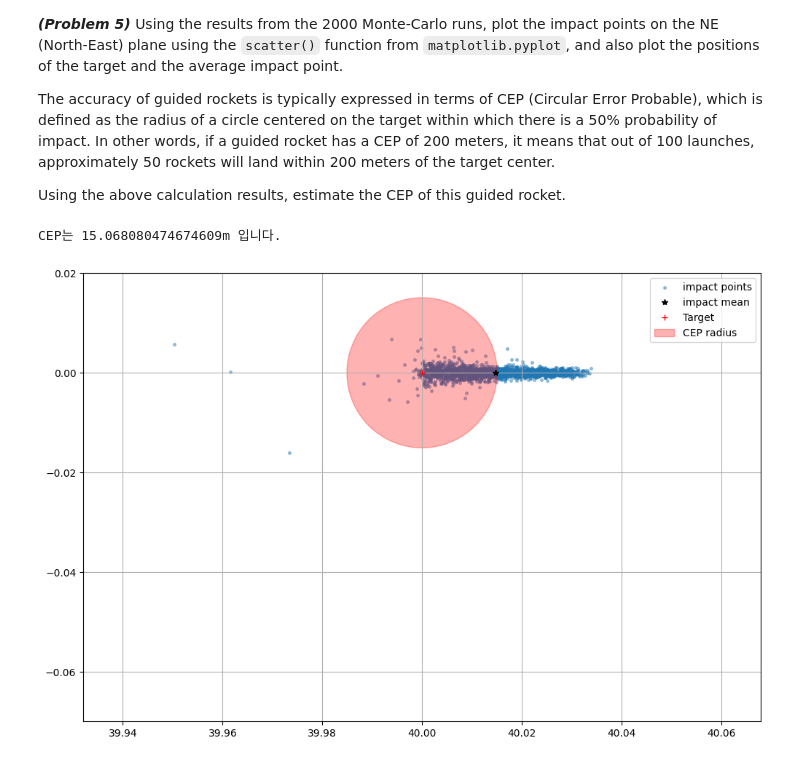
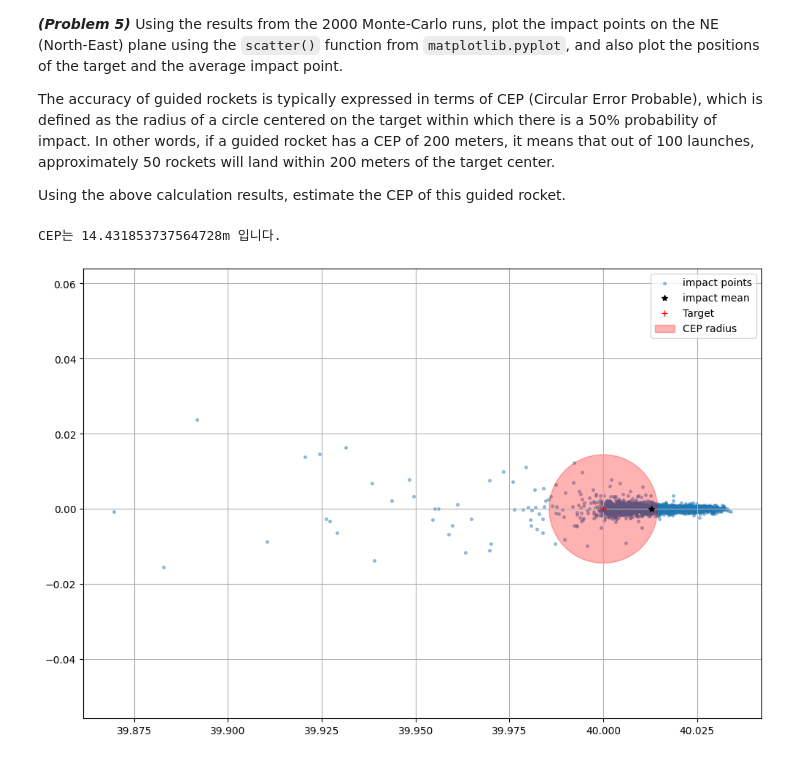
Before and after one commit to imrealhelper/Linear-Algebra, a Jupyter notebook: soft_ware_labs/ase3001_exercises_proportional_navigation_3d.ipynb, the cells around one changed output. Saved outputs shown, nothing was run; the diff lists cells and outputs as text; code cells hidden in the pictures.

```diff
--- a/soft_ware_labs/ase3001_exercises_proportional_navigation_3d.ipynb
+++ b/soft_ware_labs/ase3001_exercises_proportional_navigation_3d.ipynb
@@ -444,6 +444,8 @@ Using the same definitions of state variables and wind modeling as in the previo
 def state_derivative(z,v_w,u):
   V, gamma, psi, pn, pe, h = z
   rho = 1.225*(1-2.256e-5*h)**5.256
+  g = g0*(6378137/(6378137+h))**2
+
   c_gam, s_gam = np.cos(gamma), np.sin(gamma)
   c_psi, s_psi = np.cos(psi),   np.sin(psi)
   vn = V*c_gam*c_psi
@@ -607,7 +609,7 @@ You may use the following guidance parameters:
 def compute_guidance_cmd(t,state,p_target,v_target):
 
   V, gamma, psi, pn, pe, h = state
-  g = 9.8
+  g_bar = 9.8
   u_max = 10
   t_start = 20
   t_cutoff = 1
@@ -636,7 +638,7 @@ def compute_guidance_cmd(t,state,p_target,v_target):
     e_y = e_sp_y / np.linalg.norm(e_sp_y)
     e_sp_z = np.cross(v_m,e_y)
     e_z = e_sp_z/ np.linalg.norm(e_sp_z)
-    u_z = np.dot(e_z,a_cmd) - g*c_gam
+    u_z = np.dot(e_z,a_cmd) - g_bar*c_gam
     u_y = np.dot(e_y,a_cmd)
     u = np.array([u_z,u_y])
     if np.linalg.norm(u) > u_max:
@@ -838,6 +841,7 @@ def simulate(i):
     np.random.seed(i * k + k + i + int(time.time() * 1000) % 2 + int(time.time()%100))
     v_w[0] += np.random.randn()
     v_w[1] += np.random.randn()
+    v_w[2] += np.random.randn()
     deriv_p = deriv
     if state[k,-1]<0:
       break;
@@ -893,34 +897,32 @@ Using the above calculation results, estimate the CEP of this guided rocket.
 # %%
 impact_points = np.zeros((n_mc,2))
 CEPS = np.zeros(n_mc)
 for i in range(n_mc):
   a = States[i+1]
   impact_point = a[-1,3:5]
   impact_points[i] = impact_point
   CEPS[i] = np.linalg.norm(impact_point/1000 - np.array([0,40]))
 CEPS = sorted(CEPS)
 r_cep = CEPS[len(CEPS)//2]
 number = 0
 for i in range(n_mc):
   a = States[i+1]
   impact_point = a[-1,3:5]
   if np.linalg.norm(impact_point/1000 - np.array([0,40])) < r_cep:
     number +=1
 
-if number == 1000:
+if number == n_mc//2:
   print(f"CEP는 {1000*r_cep}m 입니다.")
   plt.figure(figsize = [12,8])
   plt.scatter(impact_points[:,1]/1000, impact_points[:,0]/1000, alpha = 0.4,s=7,label ="impact points")
   plt.plot(np.mean(impact_points[:,1]/1000), np.mean(impact_points[:,0]/1000),"*",color ="black",label ="impact mean")
   plt.plot(40,0,"+",color ="red",label ="Target")
   circle = plt.Circle(np.array([40,0]), r_cep, color='r', alpha=0.3, fill=True, label="CEP radius")
   plt.gca().add_artist(circle)
   plt.axis('equal')
-  plt.xlim(39.5,40.5)
-  plt.ylim(-0.07,0.02)
   plt.grid()
   plt.legend()
   plt.show()
 # %% [output]
-CEP는 15.068080474674609m 입니다.
+CEP는 14.431853737564728m 입니다.
-[figure, old version]
+[figure, new version]
```
Also changed, not shown: parts of 3 cells of this notebook.
